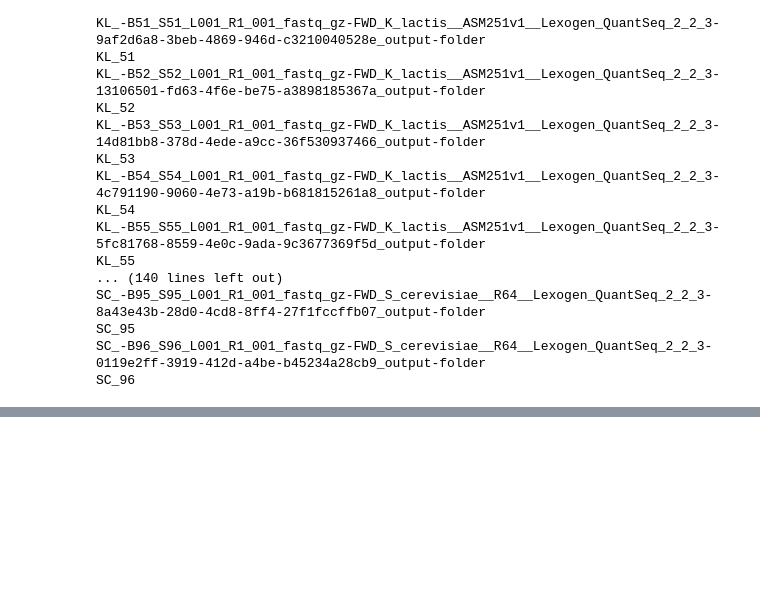
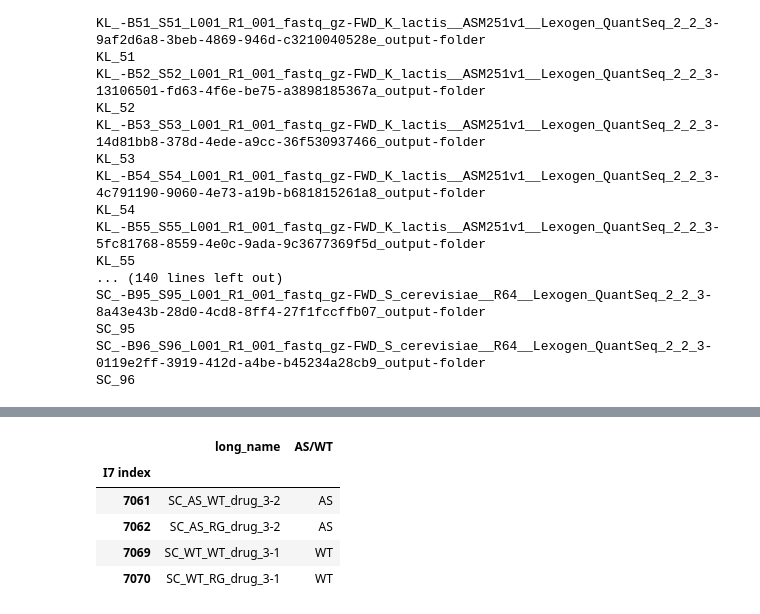
Before and after one commit to heineike02/yeast_esr_expression_analysis, a Jupyter notebook: scripts/20181025_sequencingQC_and_counts_file.ipynb, the cells around one changed output, grey strips where cells are left out. Saved outputs shown, nothing was run; the diff lists cells and outputs as text; code cells hidden in the pictures; blank space fills up the shorter version.

Commit message:
Analysis for 2018 SC and KL data.  R files and notebooks

```diff
--- a/scripts/20181025_sequencingQC_and_counts_file.ipynb
+++ b/scripts/20181025_sequencingQC_and_counts_file.ipynb
@@ -236,0 +224,53 @@ TypeError: 'builtin_function_or_method' object is not iterable
+# %%
+#Load metadata and countdata files
+
+metadata_df = pd.read_csv(data_processing_dir + os.path.normpath('kl_sc_PKA_as_m24_r1g1_20181017\\20181017_metadata_V1_postseq.csv'), index_col = 0)
+metadata_df.set_index('I7 index', inplace=True)
+
+countdata_df_dict = {}
+
+for spec in ['SC', 'KL']:
+    countdata_df_dict[spec] = pd.read_csv(data_processing_dir + os.path.normpath('kl_sc_PKA_as_m24_r1g1_20181017\\20181017_countdata_' + spec + '.csv'), index_col = 0)
+# %%
+#adjust datasets based on QC:
+
+#remove SC: 7077 and KL: 7073
+
+#remove from countdata
+countdata_postQC = {}
+column_drop_dict = {'SC': ['7077'], 'KL': ['7073']}
+
+for spec, countdata_df in countdata_df_dict.items():
+    countdata_postQC_spec = countdata_df.copy()
+    countdata_postQC_spec = countdata_df.drop(columns = column_drop_dict[spec])
+    countdata_postQC[spec] = countdata_postQC_spec
+    countdata_postQC_spec.to_csv(data_processing_dir + os.path.normpath('kl_sc_PKA_as_m24_r1g1_20181017\\20181017_countdata_postQC_' + spec + '.csv'))
+
+#remove from metadata
+all_samples_to_drop = [int(ind) for ind in list(chain.from_iterable(list(column_drop_dict.values())))]
+metadata_postQC = metadata_df.drop(index = all_samples_to_drop)
+
+
+#swap AS/WT annotation for two files that look incorrect:
+#7061 SC_WT_WT_drug_3-2  swap with 7069 SC_AS_WT_drug_3-1
+#7062 SC_WT_RG_drug_3-2  swap with 7070 SC_AS_RG_drug_3-1
+
+
+new_long_name_dict = {7061: 'SC_AS_WT_drug_3-2', 7062: 'SC_AS_RG_drug_3-2', 7069: 'SC_WT_WT_drug_3-1', 7070: 'SC_WT_RG_drug_3-1'}
+
+new_ASWT_dict = {7061: 'AS', 7062: 'AS', 7069: 'WT', 7070: 'WT'}
+
+for ind in new_long_name_dict.keys():
+    metadata_postQC.loc[ind, 'long_name'] = new_long_name_dict[ind]
+    metadata_postQC.loc[ind, 'AS/WT'] = new_ASWT_dict[ind]
+
+metadata_postQC.to_csv(data_processing_dir + os.path.normpath('kl_sc_PKA_as_m24_r1g1_20181017\\20181017_metadata_postQC.csv'))
+
+metadata_postQC.loc[[7061,7062,7069,7070],['long_name','AS/WT']]
+# %% [output]
+|  | long_name | AS/WT |
+| I7 index |  |  |
+| 7061 | SC_AS_WT_drug_3-2 | AS |
+| 7062 | SC_AS_RG_drug_3-2 | AS |
+| 7069 | SC_WT_WT_drug_3-1 | WT |
+| 7070 | SC_WT_RG_drug_3-1 | WT |
```
Also changed, not shown: parts of 15 cells of this notebook, 14 other files.
